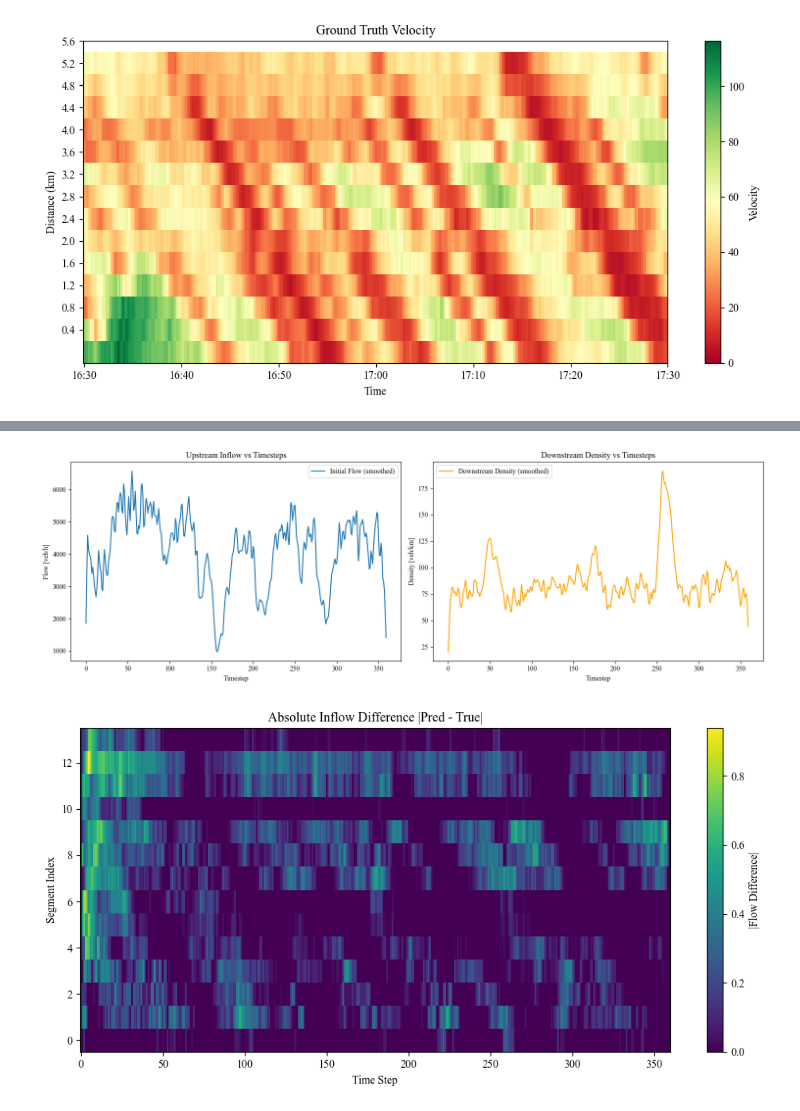
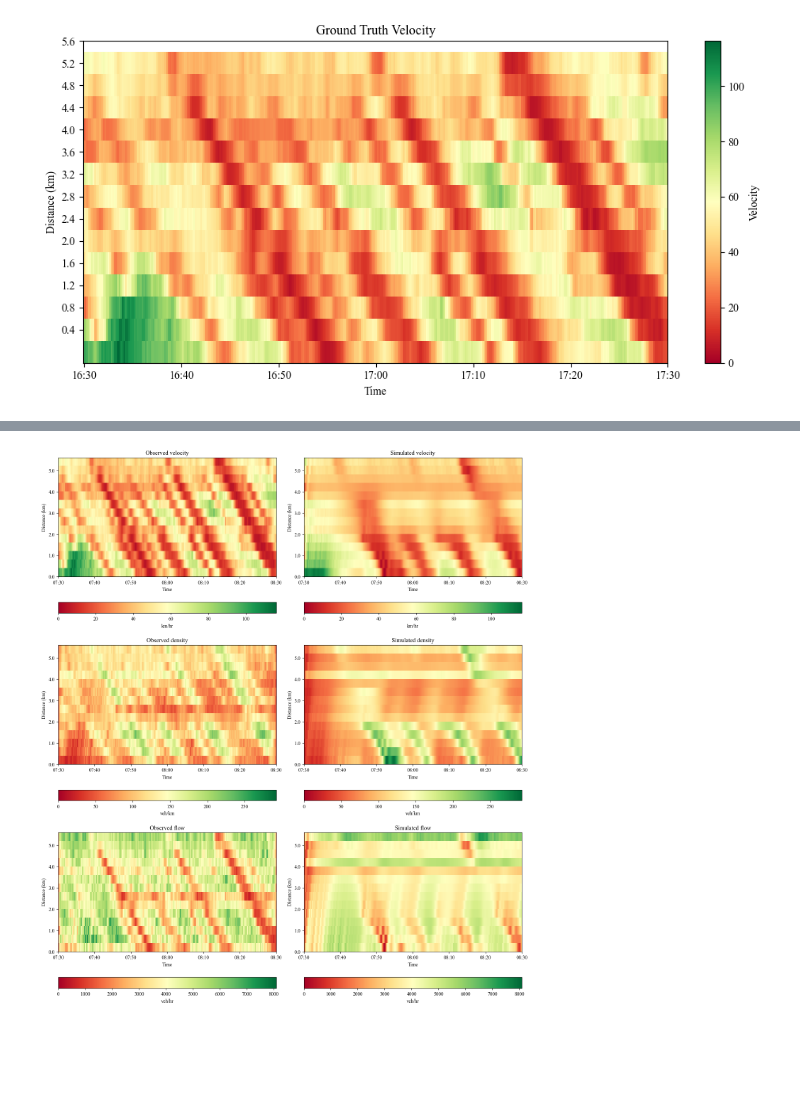
Before and after one commit to srags/mpc-traffic-flow, a Jupyter notebook: experiments/metanet_calibration.ipynb, the cells around one changed output, grey strips where cells are left out. Saved outputs shown, nothing was run; the diff lists cells and outputs as text; code cells hidden in the pictures; blank space fills up the shorter version.

```diff
--- a/experiments/metanet_calibration.ipynb
+++ b/experiments/metanet_calibration.ipynb
@@ -491,41 +275,16 @@ Max true density: 8091.98009999998
-# %%
-# Example input arrays (replace with your real q_hat and rho_hat)
-# timesteps = 100
-# q_hat = np.random.uniform(500, 1000, size=(timesteps, 5))   # flow [veh/h]
-# rho_hat = np.random.uniform(10, 50, size=(timesteps, 5))    # density [veh/km]
-
-# Apply smoothing
-from traffic_flow.inputs.scenario import smooth_inflow
-plot_inflow = smooth_inflow(q_hat[:, 0:1])  # upstream inflow
-plot_downstream_density = smooth_inflow(p_hat[:, -1:])  # downstream density
-
-# Plotting
-p = Plotter(1, 2)
-p[0].plot(plot_inflow, label="Initial Flow (smoothed)")
-p[1].plot(plot_downstream_density, color="orange", label="Downstream Density (smoothed)")
-p[0].set(xlabel="Timestep", ylabel="Flow [veh/h]", title="Upstream Inflow vs Timesteps")
-p[1].set(xlabel="Timestep", ylabel="Density [veh/km]", title="Downstream Density vs Timesteps")
-p.show()
-# %% [output]
-[figure, removed]
-# %%
-def get_velocity_heatmap(v_hat, v_pred, q_hat, q_pred, rho_hat, rho_pred):
-    shortened_v_hat = v_hat[:, 1:-1]
-    shortened_rho_hat = rho_hat[:, 1:-1]
-    shortened_q_hat = q_hat[:, 1:-1]
-    # Determine some set of 3 scalars for each of q, rho, v to make a unified map
-    v_diff = (shortened_v_hat - v_pred) / np.max(shortened_v_hat)
-    rho_diff = (shortened_rho_hat - rho_pred) / np.max(shortened_rho_hat)
-    q_diff = (shortened_q_hat - q_pred) / np.max(shortened_q_hat)
-
-    diff = v_diff + rho_diff + q_diff
-
-    p = Plotter(1, 1)
-    p.fig.colorbar(p[0].imshow(diff.T, aspect="auto", origin="lower", cmap="viridis", interpolation="none", vmin=0), ax=p[0], label="|Flow Difference|")
-    p[0].set(title='Absolute Inflow Difference |Pred - True|', xlabel='Time Step', ylabel='Segment Index')
-    p.show()
-
-
-get_velocity_heatmap(v_hat, v_pred_array, q_hat, q_array, p_hat, rho_pred_array)
-# %% [output]
-[figure, removed]
+# %%
+p = Plotter(3, 2, figsize=(14, 16))
+
+for row, (name, (observed, predicted, unit)) in enumerate(comparisons.items()):
+    vmax = float(max(observed.max(), predicted.max()))
+
+    for col, (label, values) in enumerate([("Observed", observed), ("Simulated", predicted)]):
+        p[row, col].plot_time_space(
+            values, spec, spec.start_hour, vmax,
+            title=f"{label} {name.lower()}",
+            colorbar=("h", unit), cmap="RdYlGn",
+        )
+
+p.show()
+# %% [output]
+[figure, added]
```
Also changed, not shown: parts of 36 cells of this notebook, 1 other file.
